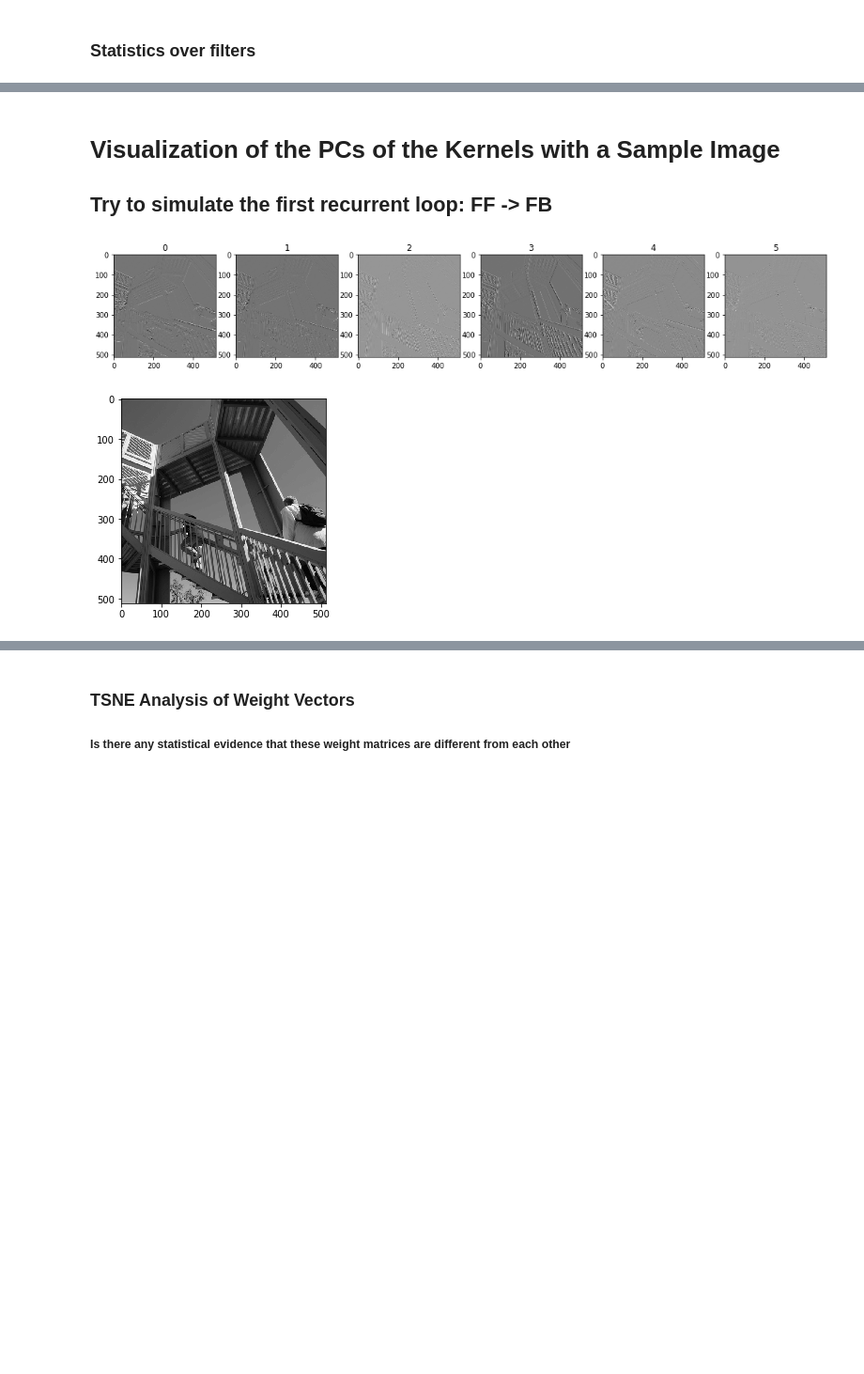
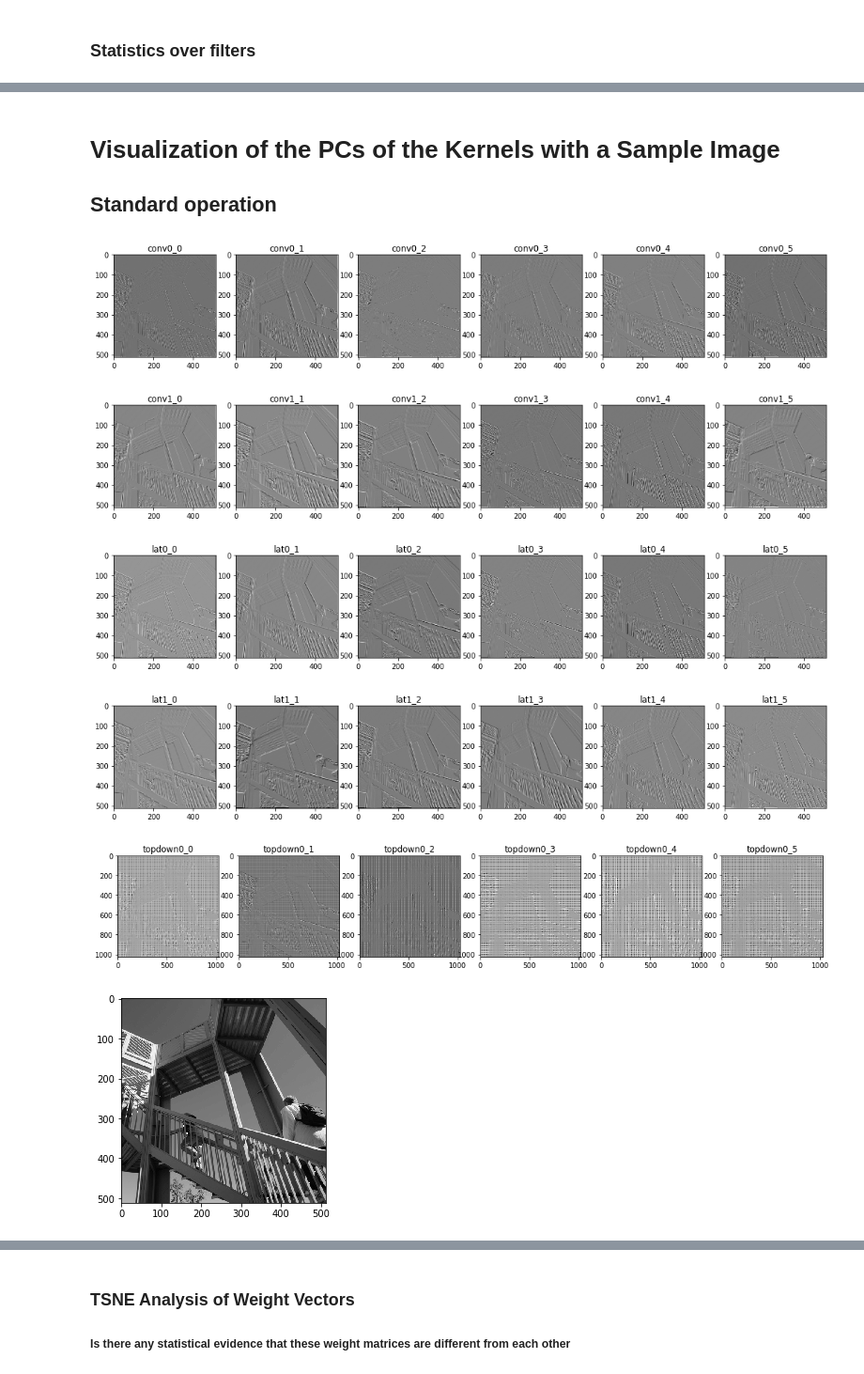
Before and after one commit to mrernst/CAR_flow, a Jupyter notebook: network_engine/utilities/investigator.ipynb, the cells around one changed output, grey strips where cells are left out. Shown at 94% size. Saved outputs shown, nothing was run; the diff lists cells and outputs as text; code cells hidden in the pictures; blank space fills up the shorter version.

```diff
--- a/network_engine/utilities/investigator.ipynb
+++ b/network_engine/utilities/investigator.ipynb
@@ -492,7 +506,7 @@ for i, key in enumerate(kernel_dict.keys()):
     plt.axvline(x=mu-std, ymin=0, ymax=10, color='k')
     plt.axvline(x=mu+2*std, ymin=0, ymax=10, color='k', linestyle=':')
     plt.axvline(x=mu-2*std, ymin=0, ymax=10, color='k', linestyle=':')
-
+    plt.axvline(x=mu, ymin=0, ymax=10, color='k')
     plt.legend()
 plt.show()
 # %% [output]
@@ -500,6 +514,6 @@ plt.show()
 # %%
-def generate_intercorrelation(weights):
-    d = pd.DataFrame(data=np.swapaxes(tf.reshape(weights, [9,-1]).numpy(),0,1))
+def generate_intercorrelation(weights, name='No Name'):
+    d = pd.DataFrame(data=np.swapaxes(tf.reshape(weights, [receptive_pixels**2,-1]).numpy(),0,1))
 
     # Compute the correlation matrix
     corr = d.corr()
@@ -513,7 +527,7 @@ def generate_intercorrelation(weights):
 
     # Generate a custom diverging colormap
     cmap = sns.diverging_palette(220, 10, as_cmap=True)
-
+    ax.set_title(name)
     # Draw the heatmap with the mask and correct aspect ratio
     return sns.heatmap(corr, mask=mask, cmap=cmap, vmax=.3, center=0,
                 square=True, linewidths=.5, cbar_kws={"shrink": .5}, annot=True)
@@ -524,0 +534,6 @@ generate_intercorrelation(kernel_dict['conv0'])
+# %%
+for key in kernel_dict.keys():
+    if key=='fc0':
+        continue
+    else:
+        generate_intercorrelation(kernel_dict[key], key)
@@ -566,32 +582,53 @@ Cumulative Variance Explained by 6 PC: 0.92
 # %% [markdown]
 # Visualization of the PCs of the Kernels with a Sample Image
-## Try to simulate the first recurrent loop: FF -> FB
+## Standard operation
 # %%
-img = scipy.misc.ascent()
-filters = np.reshape(pcax, [receptive_pixels, receptive_pixels, 1, num_plots])
+for key in kernel_dict.keys():
 
-image_input = tf.cast(np.reshape(img, [1,512,512,1]), tf.float32)
-conv_kernel = tf.cast(filters, tf.float32)
-convolved_image = tf.nn.conv2d(
-    image_input,
-    conv_kernel,
-    strides=[1,1,1,1],
-    padding='SAME')
-
-#maxpooled_image = tf.nn.maxpool(convolved_image, ksize, strides, padding)
-#deconvolved_image = tf.nn.conv2d_transpose(, filters, output_shape, strides)
+    if 'fc' in key:
+        continue
+    else:
+        image_input = tf.cast(np.reshape(img, [1,512,512,1]), tf.float32)
+        img = scipy.misc.ascent()
+        data = np.reshape(kernel_dict[key], [receptive_pixels**2,-1])
+        pcax = pca(data, no_dims=num_plots)
+        filters = np.reshape(pcax, [receptive_pixels, receptive_pixels, 1, num_plots])
 
 
-plt.figure(figsize=[18,6])
-for i in range(num_plots):
-    ax = plt.subplot(1, num_plots, i + 1)
-    im = ax.imshow(convolved_image[0,:,:,i], cmap="gray")
-    ax.set_title(i)
+    if ('conv' in key) or ('lat' in key):
+        conv_kernel = tf.cast(filters, tf.float32)
+        convolved_image = tf.nn.conv2d(
+            image_input,
+            conv_kernel,
+            strides=[1,1,1,1],
+            padding='SAME')
+    elif 'topdown' in key:
+        image_input = tf.cast(np.reshape(img, [1,512,512,1]), tf.float32)
+        data = np.reshape(kernel_dict[key], [receptive_pixels**2,-1])
+        pcax = pca(data, no_dims=num_plots)
+        filters = np.reshape(pcax, [receptive_pixels, receptive_pixels, num_plots, 1])
+        convolved_image = tf.nn.conv2d_transpose(image_input, filters, [1,512*2,512*2,6], [1,2,2,1])
+    else:
+        continue
 
-plt.show()
+    #maxpooled_image = tf.nn.maxpool(convolved_image, ksize, strides, padding)
+    #deconvolved_image = tf.nn.conv2d_transpose(, filters, output_shape, strides)
+
+
+    plt.figure(figsize=[18,6])
+    for i in range(num_plots):
+        ax = plt.subplot(1, num_plots, i + 1)
+        im = ax.imshow(convolved_image[0,:,:,i], cmap="gray")
+        ax.set_title("{}_{}".format(key,i))
+
+    plt.show()
 
 plt.imshow(image_input[0,:,:,0], cmap='gray')
 plt.show()
 # %% [output]
-[figure, old version]
+[figure, new version]
-[figure, old version]
+[figure, new version]
+[figure, added]
+[figure, added]
+[figure, added]
+[figure, added]
```
Also changed, not shown: parts of 13 cells of this notebook.
